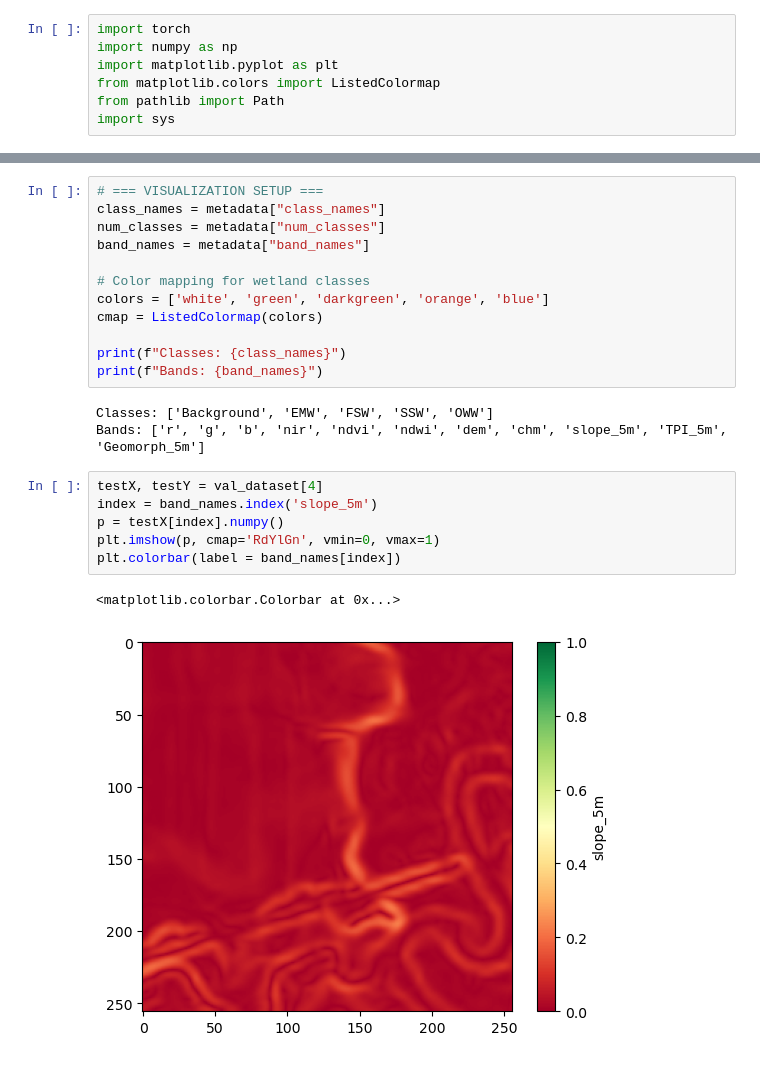
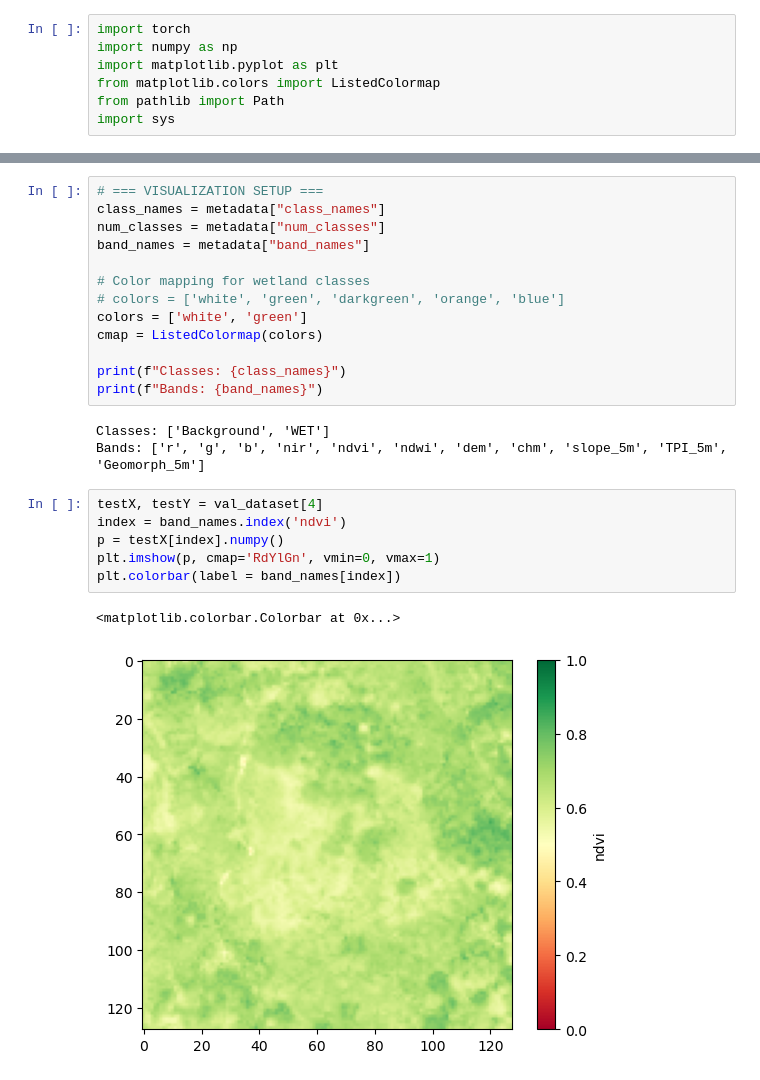
Before and after one commit to ajs0428/NYS_Wetlands_DL, a Jupyter notebook: Python_Code_Analysis/DL_Implement/NYS_07_visualize_predictions.ipynb, the cells around one changed output, grey strips where cells are left out. Saved outputs shown, nothing was run; the diff lists cells and outputs as text.

```diff
--- a/Python_Code_Analysis/DL_Implement/NYS_07_visualize_predictions.ipynb
+++ b/Python_Code_Analysis/DL_Implement/NYS_07_visualize_predictions.ipynb
@@ -88,23 +88,24 @@ num_classes = metadata["num_classes"]
 band_names = metadata["band_names"]
 
 # Color mapping for wetland classes
-colors = ['white', 'green', 'darkgreen', 'orange', 'blue']
+# colors = ['white', 'green', 'darkgreen', 'orange', 'blue']
+colors = ['white', 'green']
 cmap = ListedColormap(colors)
 
 print(f"Classes: {class_names}")
 print(f"Bands: {band_names}")
 # %% [output]
-Classes: ['Background', 'EMW', 'FSW', 'SSW', 'OWW']
+Classes: ['Background', 'WET']
 Bands: ['r', 'g', 'b', 'nir', 'ndvi', 'ndwi', 'dem', 'chm', 'slope_5m', 'TPI_5m', 'Geomorph_5m']
 # %%
 testX, testY = val_dataset[4]
-index = band_names.index('slope_5m')
+index = band_names.index('ndvi')
 p = testX[index].numpy()
 plt.imshow(p, cmap='RdYlGn', vmin=0, vmax=1)
 plt.colorbar(label = band_names[index])
 # %% [output]
 <matplotlib.colorbar.Colorbar at 0x...>
-[figure, old version]
+[figure, new version]
 # %%
 # === PLOT SAMPLE PREDICTIONS ===
 fig, axes = plt.subplots(5, 4, figsize=(16, 16))
```
Also changed, not shown: parts of 4 cells of this notebook, 7 other files.
